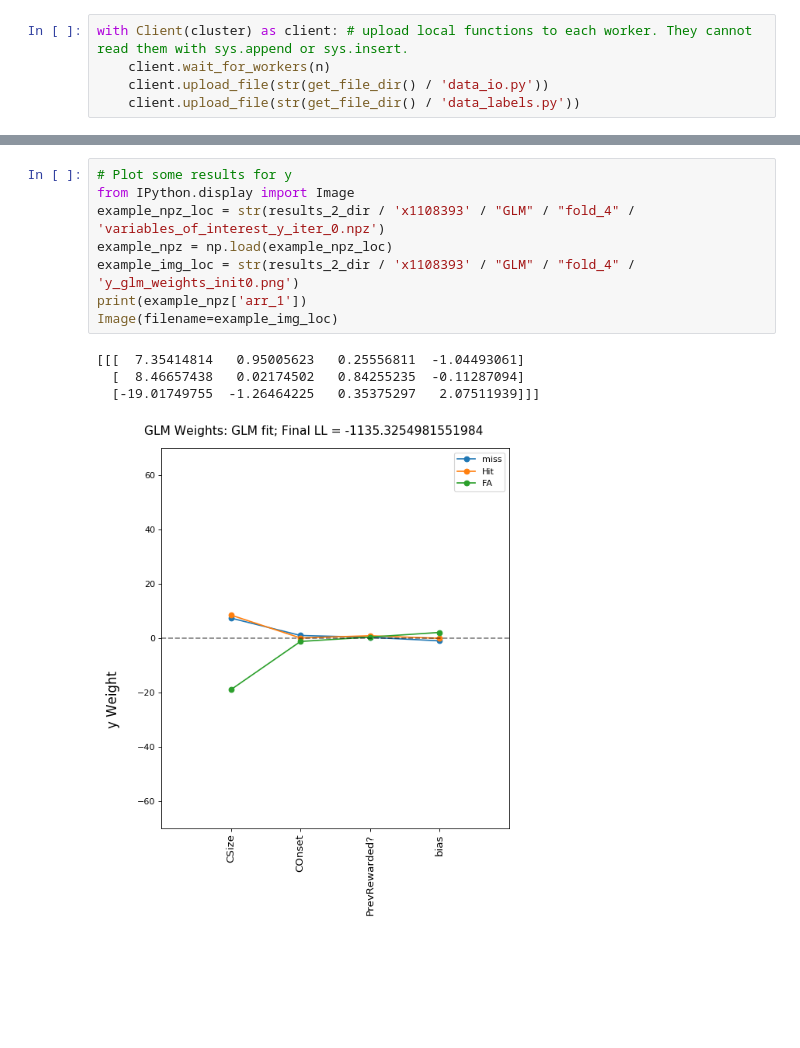
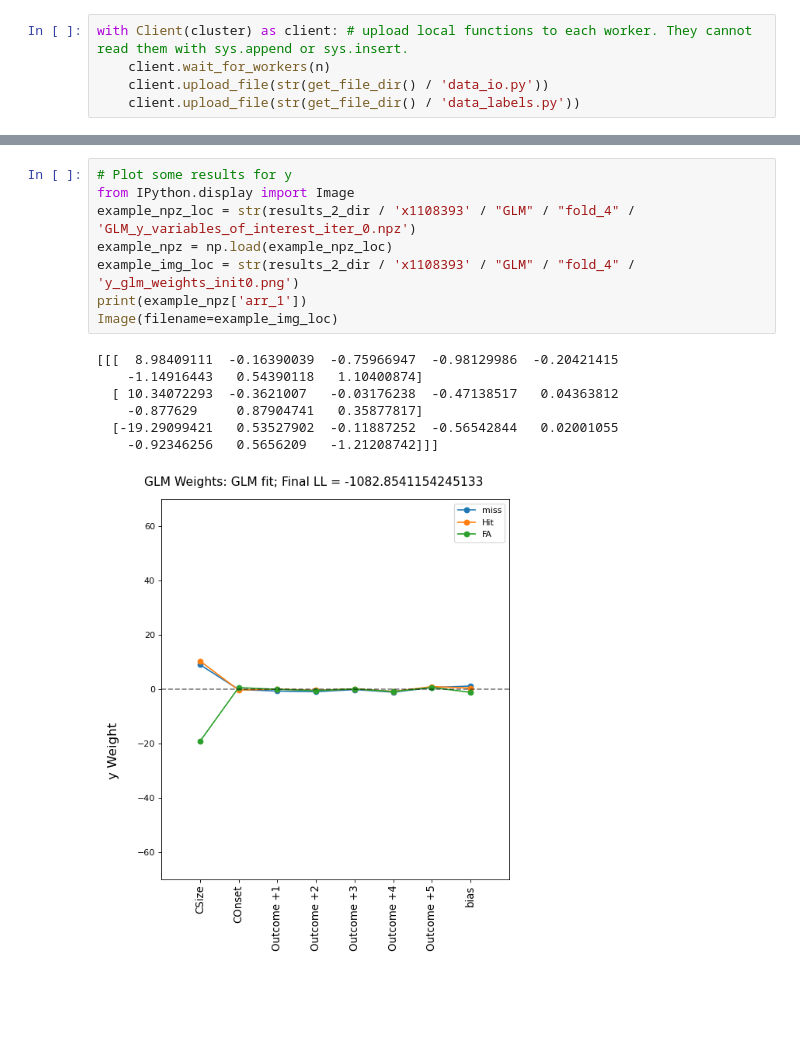
Before and after one commit to sumiya-kuroda/glm-hmm, a Jupyter notebook: 2_fit_models/dmdm/1_fit_glm/fit_glm_dmdm.ipynb, the cells around one changed output, grey strips where cells are left out. Saved outputs shown, nothing was run; the diff lists cells and outputs as text; blank space fills up the shorter version.

```diff
--- a/2_fit_models/dmdm/1_fit_glm/fit_glm_dmdm.ipynb
+++ b/2_fit_models/dmdm/1_fit_glm/fit_glm_dmdm.ipynb
@@ -289,16 +305,19 @@ Wall time: 20min 45s
 # %%
 # Plot some results for y
 from IPython.display import Image
-example_npz_loc = str(results_2_dir / 'x1108393' / "GLM" / "fold_4" / 'variables_of_interest_y_iter_0.npz')
+example_npz_loc = str(results_2_dir / 'x1108393' / "GLM" / "fold_4" / 'GLM_y_variables_of_interest_iter_0.npz')
 example_npz = np.load(example_npz_loc)
 example_img_loc = str(results_2_dir / 'x1108393' / "GLM" / "fold_4" / 'y_glm_weights_init0.png')
 print(example_npz['arr_1'])
 Image(filename=example_img_loc)
 # %% [output]
-[[[  7.35414814   0.95005623   0.25556811  -1.04493061]
-  [  8.46657438   0.02174502   0.84255235  -0.11287094]
-  [-19.01749755  -1.26464225   0.35375297   2.07511939]]]
+[[[  8.98409111  -0.16390039  -0.75966947  -0.98129986  -0.20421415
+    -1.14916443   0.54390118   1.10400874]
+  [ 10.34072293  -0.3621007   -0.03176238  -0.47138517   0.04363812
+    -0.877629     0.87904741   0.35877817]
+  [-19.29099421   0.53527902  -0.11887252  -0.56542844   0.02001055
+    -0.92346256   0.5656209   -1.21208742]]]
-[figure, old version]
+[figure, new version]
 # %%
 # Once finished, shut down the cluster and the client
 cluster.close()
```
Also changed, not shown: parts of 11 cells of this notebook, 1 other file.
